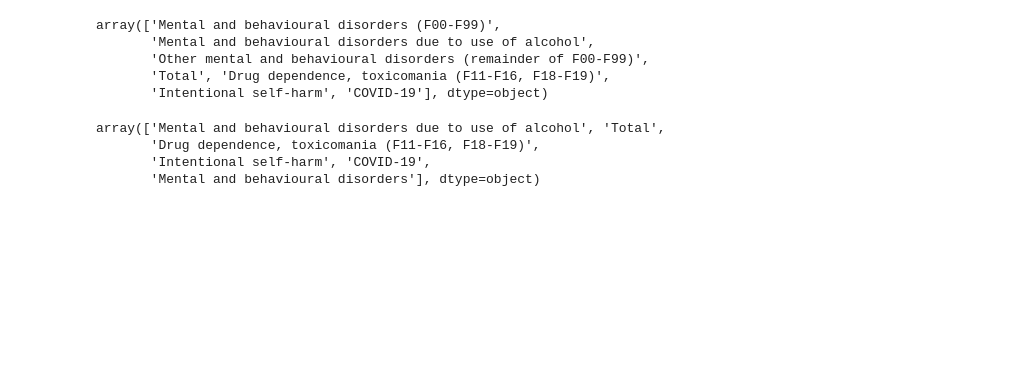
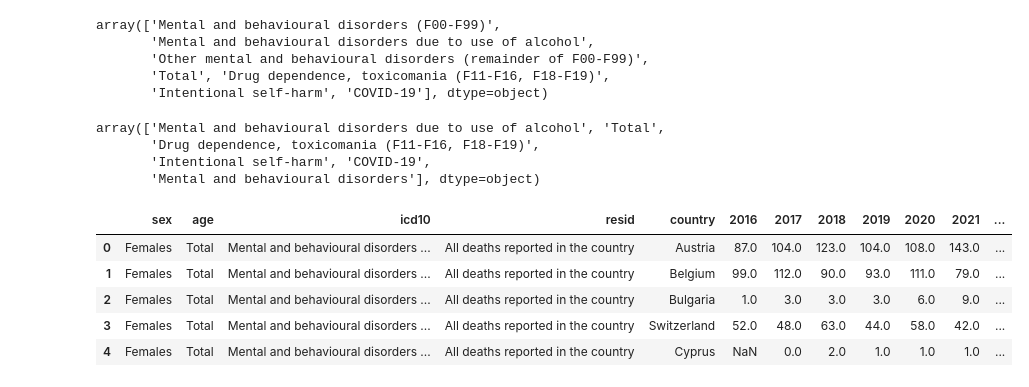
Before and after one commit to ChristianParodi/tristimuli-final-project, a Jupyter notebook: dataset/MENTAL_HEALTH/preprocess_mental.ipynb, the cells around one changed output. Saved outputs shown, nothing was run; the diff lists cells and outputs as text; code cells hidden in the pictures; blank space fills up the shorter version.

```diff
--- a/dataset/MENTAL_HEALTH/preprocess_mental.ipynb
+++ b/dataset/MENTAL_HEALTH/preprocess_mental.ipynb
@@ -111,0 +110,10 @@ df
+# %%
+df = df.rename(columns={'Drug dependence, toxicomania (F11-F16, F18-F19)': 'Drug dependence, toxicomania'})
+df.head()
+# %% [output]
+|  | sex | age | icd10 | resid | country | 2016 | 2017 | 2018 | 2019 | 2020 | 2021 | ... |
+| 0 | Females | Total | Mental and behavioural disorders ... | All deaths reported in the country | Austria | 87.0 | 104.0 | 123.0 | 104.0 | 108.0 | 143.0 | ... |
+| 1 | Females | Total | Mental and behavioural disorders ... | All deaths reported in the country | Belgium | 99.0 | 112.0 | 90.0 | 93.0 | 111.0 | 79.0 | ... |
+| 2 | Females | Total | Mental and behavioural disorders ... | All deaths reported in the country | Bulgaria | 1.0 | 3.0 | 3.0 | 3.0 | 6.0 | 9.0 | ... |
+| 3 | Females | Total | Mental and behavioural disorders ... | All deaths reported in the country | Switzerland | 52.0 | 48.0 | 63.0 | 44.0 | 58.0 | 42.0 | ... |
+| 4 | Females | Total | Mental and behavioural disorders ... | All deaths reported in the country | Cyprus | NaN | 0.0 | 2.0 | 1.0 | 1.0 | 1.0 | ... |
```
Also changed, not shown: parts of 2 cells of this notebook, 4 other files.
